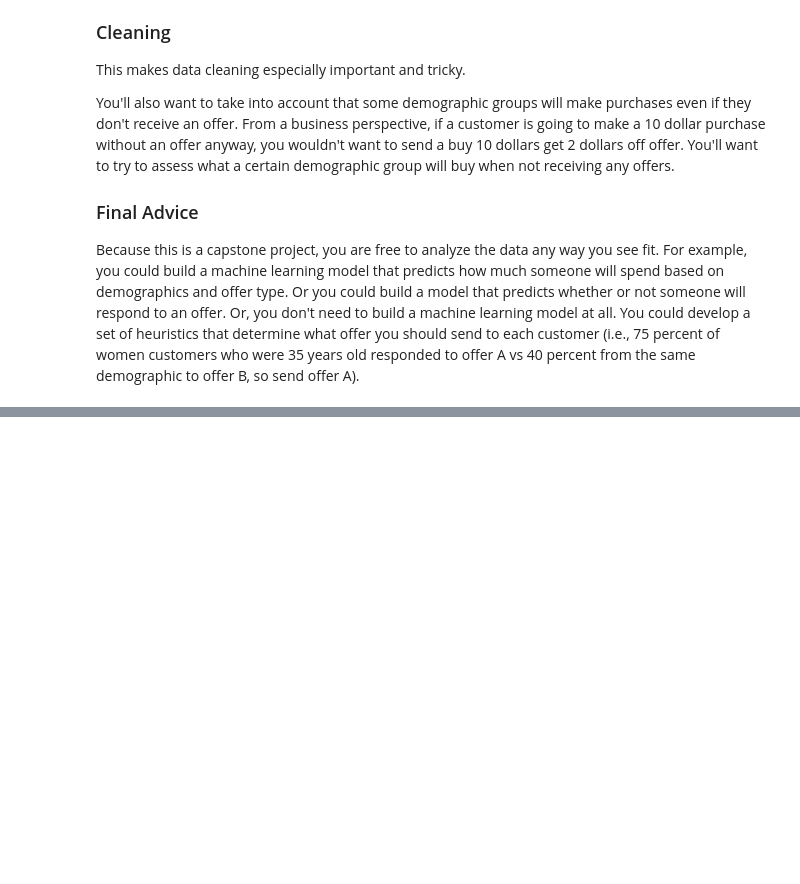
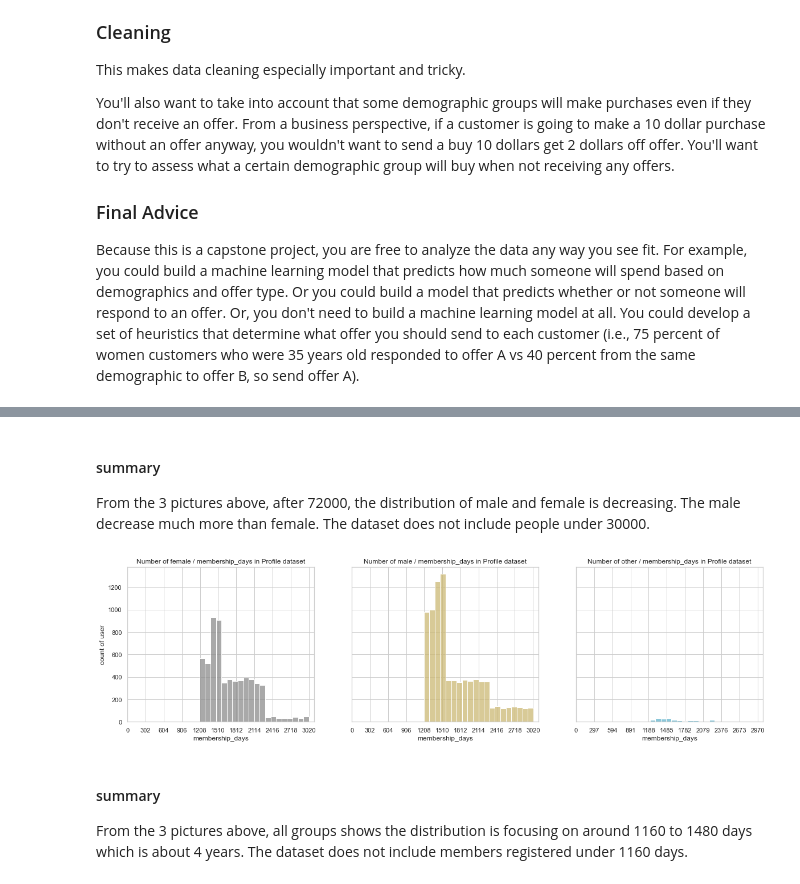
Before and after one commit to guandai/Starbucks-Capstone-Project, a Jupyter notebook: Starbucks_Capstone_notebook.ipynb, the cells around one changed output, grey strips where cells are left out. Drawn from its saved outputs; the diff is of its cells as text; code cells hidden in the pictures; blank space fills up the shorter version.

```diff
--- a/Starbucks_Capstone_notebook.ipynb
+++ b/Starbucks_Capstone_notebook.ipynb
@@ -86,0 +415,12 @@ transcript = pd.read_json('data/transcript.json', orient='records', lines=True)
+# %% [markdown]
+#### summary
+From the 3 pictures above, after 72000, the distribution of male and female is decreasing.
+The male decrease much more than female.
+The dataset does not include people under 30000.
+# %%
+colGroup('membership_days')
+# %% [output]
+[figure, added]
+# %% [markdown]
+#### summary
+From the 3 pictures above, all groups shows the distribution is focusing on around 1160 to 1480 days which is about 4 years.  The dataset does not include members registered under 1160 days.
```
Also changed, not shown: parts of 133 cells of this notebook, 22 other files.
